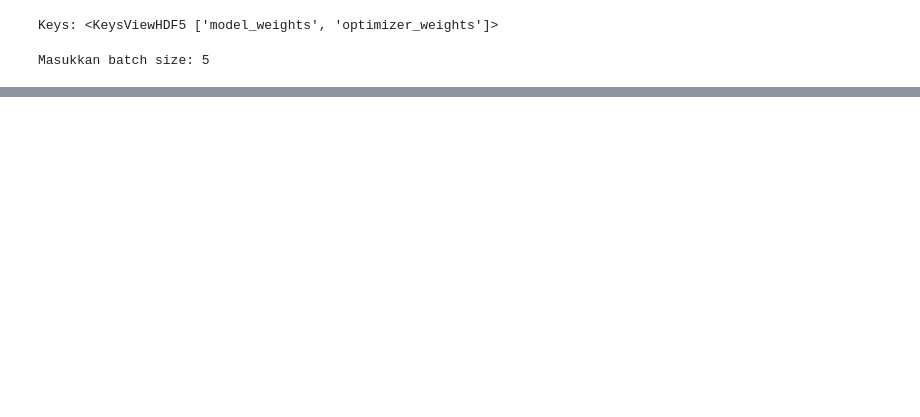
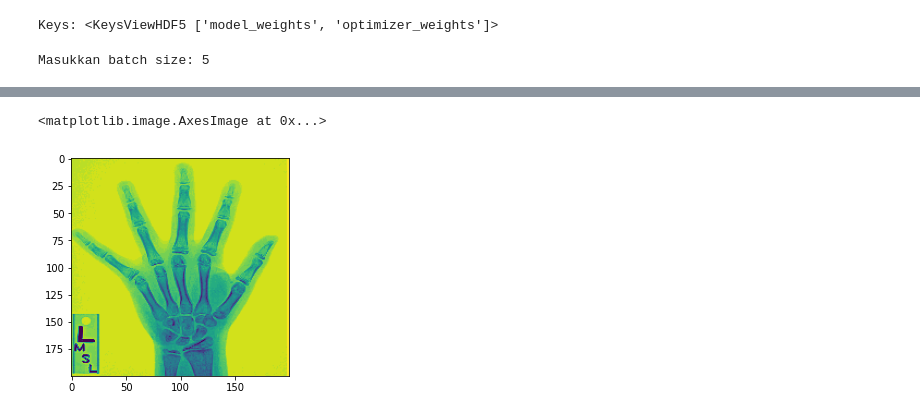
Before and after one commit to gabriellaaileen/ADL, a Jupyter notebook: UTS ADL/UTS_ADL_XNet.ipynb, the cells around one changed output, grey strips where cells are left out. Saved outputs shown, nothing was run; the diff lists cells and outputs as text; code cells hidden in the pictures; blank space fills up the shorter version.

```diff
--- a/UTS ADL/UTS_ADL_XNet.ipynb
+++ b/UTS ADL/UTS_ADL_XNet.ipynb
@@ -452,0 +472,47 @@ for i in range(batch_size2):
+# %%
+def center_crop(img, dim):
+        """Returns center cropped image
+
+        Args:
+        img: image to be center cropped
+        dim: dimensions (width, height) to be cropped from center
+        """
+        width, height = img.shape[1], img.shape[0]
+        #process crop width and height for max available dimension
+        crop_height = dim[0] if dim[0]<img.shape[1] else img.shape[1]
+        crop_width = dim[1] if dim[1]<img.shape[0] else img.shape[0]
+
+        mid_x, mid_y = int(width/2), int(height/2)
+        cw2, ch2 = int(crop_width/2), int(crop_height/2)
+        crop_img = img[mid_y-ch2:mid_y+ch2, mid_x-cw2:mid_x+cw2]
+        return crop_img
+# %%
+label_training =[]
+data_training=[]
+data_dir = "/content/ADL/UTS ADL/data_training"
+label_dir = "/content/ADL/UTS ADL/label"
+data_list = sorted(os.listdir(data_dir)[:45])
+label_list = sorted(os.listdir(label_dir)[:45])
+
+for img_name in data_list:
+        label = cv2.imread(label_dir+"/"+img_name[:-4]+"_label.png")
+        data = cv2.imread(data_dir+"/"+img_name)
+        width, height, channel = data.shape
+        label = center_crop(label, (width,height))
+        label = cv2.resize(label,(200,200))
+        data = cv2.resize(data,(200,200))
+        data = cv2.subtract(255, data)
+        data = cv2.cvtColor(data, cv2.COLOR_BGR2GRAY)
+        label_training.append(label)
+        data_training.append(data)
+
+data_training = np.asarray(data_training)
+label_training = np.asarray(label_training)
+n, h, w = data_training.shape
+data_training = data_training.reshape(n, h, w, 1)
+label_training = label_training.reshape(n, h, w, 3)
+# %%
+plt.imshow(data_training[0].reshape(200,200))
+# %% [output]
+<matplotlib.image.AxesImage at 0x...>
+[figure, added]
```
Also changed, not shown: parts of 24 cells of this notebook.
